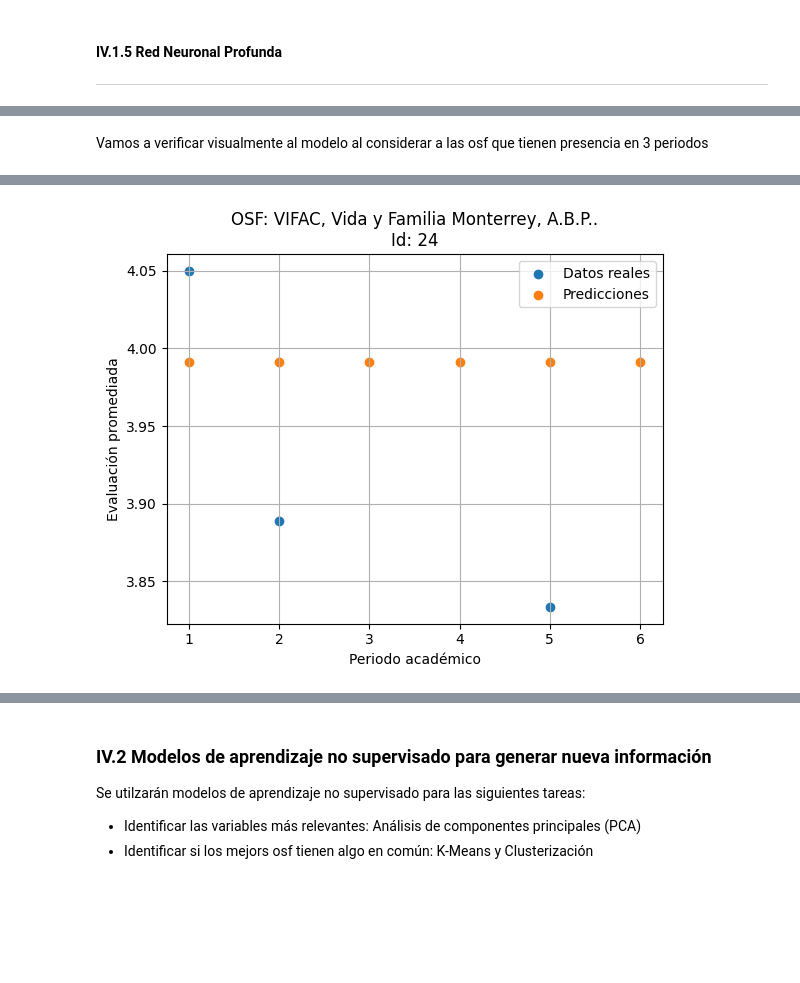
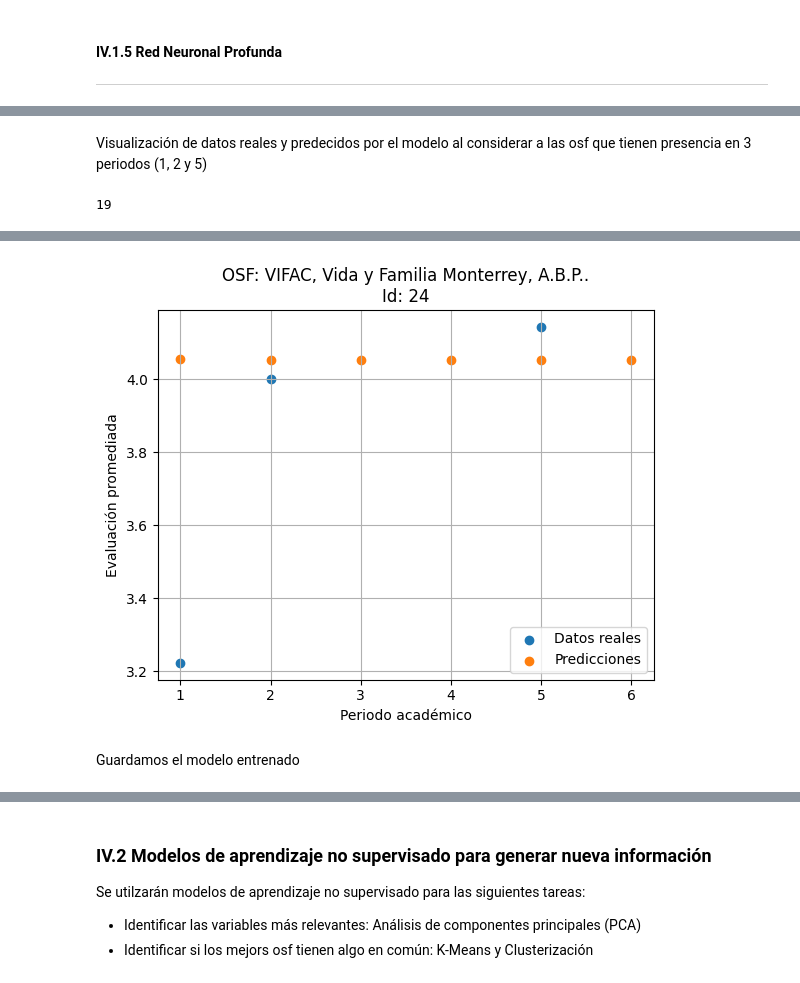
Before and after one commit to EstebanPerez25/ACD-Modelo_predictivo_de_satisfacion, a Jupyter notebook: Modelo_predictivo_de_satisfacción.ipynb, the cells around one changed output, grey strips where cells are left out. Cells and saved outputs as stored; diff of their text form; code cells hidden in the pictures; blank space fills up the shorter version.

```diff
--- a/Modelo_predictivo_de_satisfacción.ipynb
+++ b/Modelo_predictivo_de_satisfacción.ipynb
@@ -1668,5 +1668,5 @@ m_dnn.compile(loss='mean_absolute_error',
              metrics=['mean_absolute_error', 'mean_squared_error'])
 
 # Ajuste del modelo
-m_dnn.fit(Xs_train, y_train, epochs=100, verbose=2);
+m_dnn.fit(Xs_train, y_train, epochs=1000, verbose=2);
 # %% [output]
@@ -1701,10 +1695,14 @@ array([[3.9911828]], dtype=float32)
 # %% [markdown]
-Vamos a verificar visualmente al modelo al considerar a las osf que tienen presencia en 3 periodos
+Visualización de datos reales y predecidos por el modelo al considerar a las osf que tienen presencia en 3 periodos (1, 2 y 5)
+# %%
+len(osf_3p)
+# %% [output]
+19
 # %%
-n = 6  # Número de osf que tiene presencia en 3 periodos
-plt.scatter(x = [1, 2, 5], y=df_models[df_models.osf==n].groupby('periodoA').mean().evaluacion, label='Datos reales')
+n = 6  # Número de osf que tiene presencia en 3 periodos (0 a 18) 7, 12
+plt.scatter(x = [1, 2, 5], y=df_models[df_models.osf==idOsf(osf_3p[n])].groupby('periodoA').mean().evaluacion, label='Datos reales')
 
-plt.scatter(x = [1, 2, 3, 4, 5, 6], y = [m_dnn.predict([[x, n]]) for x in range(1, 7)], label='Predicciones');
+plt.scatter(x = [1, 2, 3, 4, 5, 6], y = [m_dnn.predict([[x, idOsf(osf_3p[n])]]) for x in range(1, 7)], label='Predicciones');
 plt.title(f'OSF: {osf_3p[n]}.\nId: {idOsf(osf_3p[n])}')
 plt.grid()
 plt.legend()
@@ -1721 +1719,3 @@ plt.show()
-[figure, old version]
+[figure, new version]
+# %% [markdown]
+Guardamos el modelo entrenado
```
Also changed, not shown: parts of 6 cells of this notebook.
